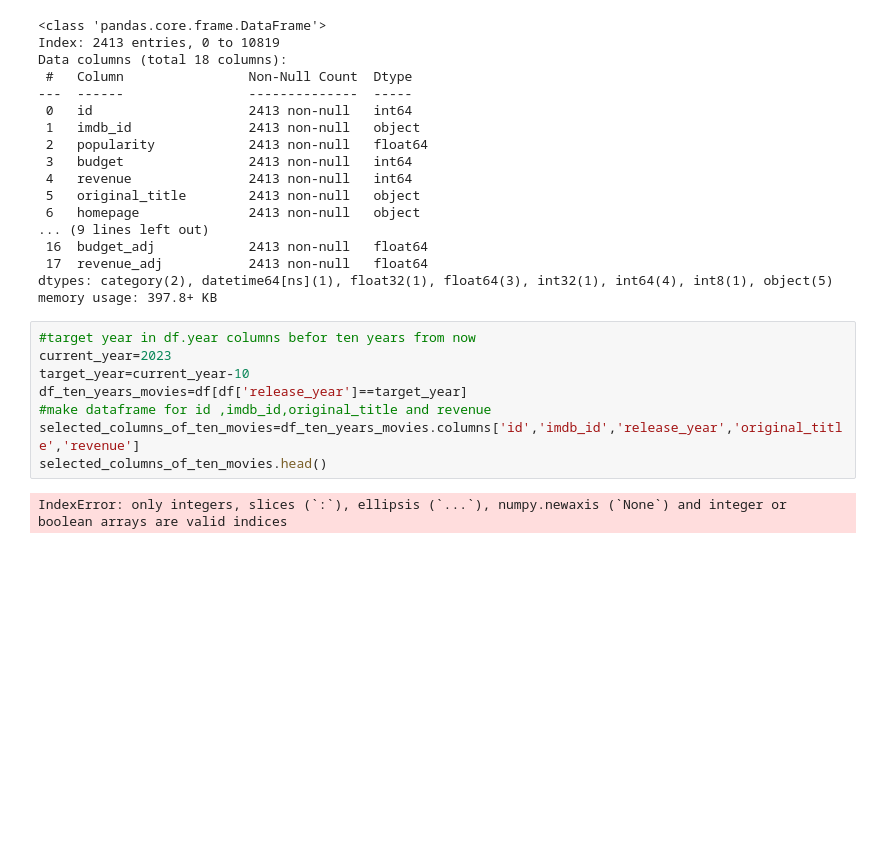
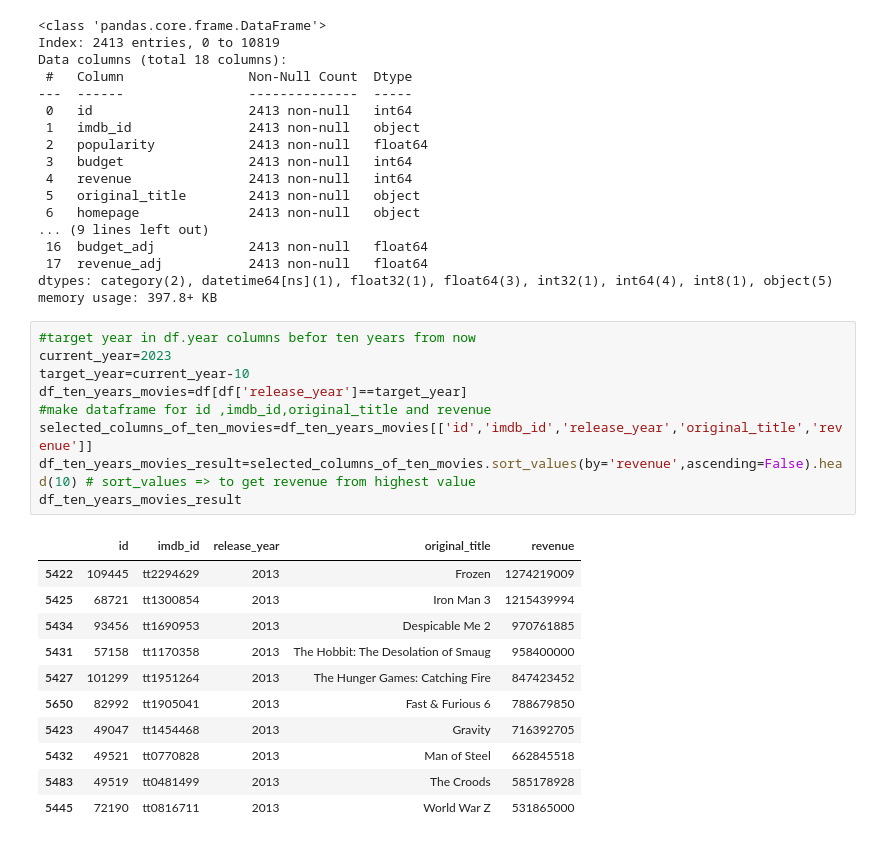
Before and after one commit to masiod/TMDb_movie_data, a Jupyter notebook: TMDB Final Project investigate dataset.ipynb, the cells around one changed output. Drawn from its saved outputs; the diff is of its cells as text; blank space fills up the shorter version.

```diff
--- a/TMDB Final Project investigate dataset.ipynb
+++ b/TMDB Final Project investigate dataset.ipynb
@@ -278,10 +278,21 @@ memory usage: 397.8+ KB
 # %%
 #target year in df.year columns befor ten years from now
 current_year=2023
 target_year=current_year-10
 df_ten_years_movies=df[df['release_year']==target_year]
 #make dataframe for id ,imdb_id,original_title and revenue
-selected_columns_of_ten_movies=df_ten_years_movies.columns['id','imdb_id','release_year','original_title','revenue']
-selected_columns_of_ten_movies.head()
+selected_columns_of_ten_movies=df_ten_years_movies[['id','imdb_id','release_year','original_title','revenue']]
+df_ten_years_movies_result=selected_columns_of_ten_movies.sort_values(by='revenue',ascending=False).head(10) # sort_values => to get revenue from highest value
+df_ten_years_movies_result
 # %% [output]
-IndexError: only integers, slices (`:`), ellipsis (`...`), numpy.newaxis (`None`) and integer or boolean arrays are valid indices
+|  | id | imdb_id | release_year | original_title | revenue |
+| 5422 | 109445 | tt2294629 | 2013 | Frozen | 1274219009 |
+| 5425 | 68721 | tt1300854 | 2013 | Iron Man 3 | 1215439994 |
+| 5434 | 93456 | tt1690953 | 2013 | Despicable Me 2 | 970761885 |
+| 5431 | 57158 | tt1170358 | 2013 | The Hobbit: The Desolation of Smaug | 958400000 |
+| 5427 | 101299 | tt1951264 | 2013 | The Hunger Games: Catching Fire | 847423452 |
+| 5650 | 82992 | tt1905041 | 2013 | Fast & Furious 6 | 788679850 |
+| 5423 | 49047 | tt1454468 | 2013 | Gravity | 716392705 |
+| 5432 | 49521 | tt0770828 | 2013 | Man of Steel | 662845518 |
+| 5483 | 49519 | tt0481499 | 2013 | The Croods | 585178928 |
+| 5445 | 72190 | tt0816711 | 2013 | World War Z | 531865000 |
```
Also changed, not shown: parts of 5 cells of this notebook.
